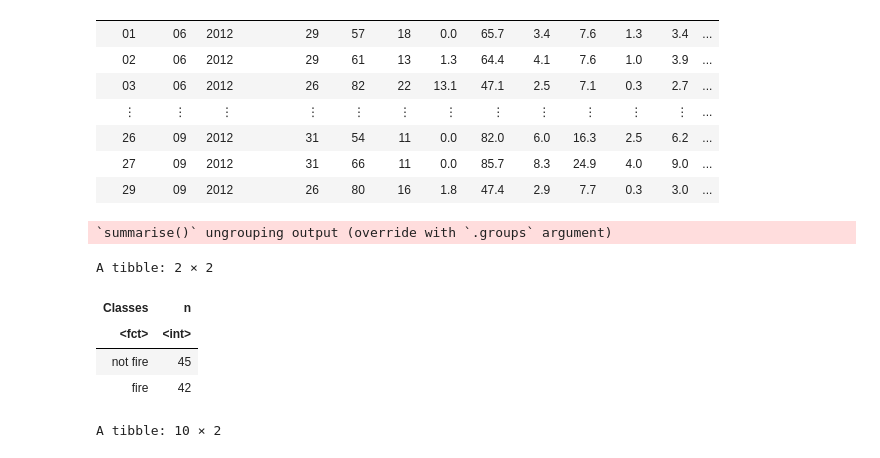
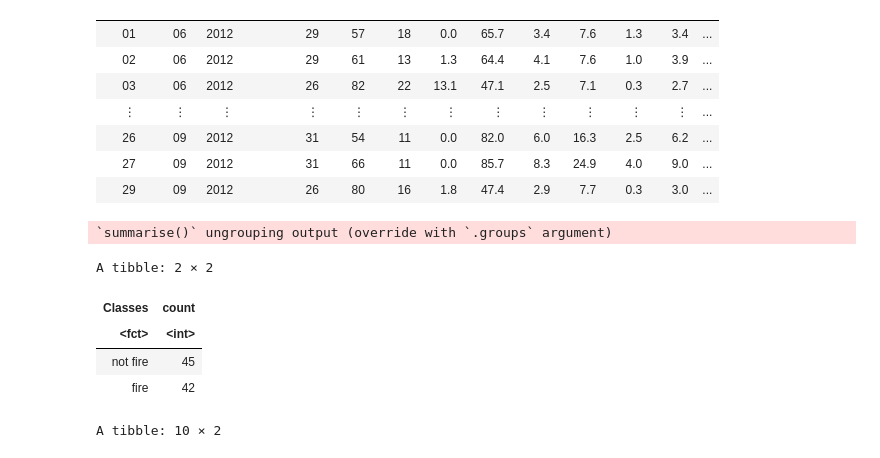
Before and after one commit to edsobcz/fire-project, a Jupyter notebook: group_09_proposal.ipynb, the cells around one changed output. Cells and saved outputs as stored; diff of their text form; code cells hidden in the pictures.

```diff
--- a/group_09_proposal.ipynb
+++ b/group_09_proposal.ipynb
@@ -78,12 +78,12 @@ A tibble: 87 × 14
 # %%
 class_counts <- fire_training %>%
     group_by(Classes) %>%
-    summarize(n = n())
+    summarize(count = n())
 class_counts
 # %% [output]
 `summarise()` ungrouping output (override with `.groups` argument)
 A tibble: 2 × 2
-| Classes | n |
+| Classes | count |
 | <fct> | <int> |
 | not fire | 45 |
 | fire | 42 |
```
Also changed, not shown: parts of 4 cells of this notebook.
